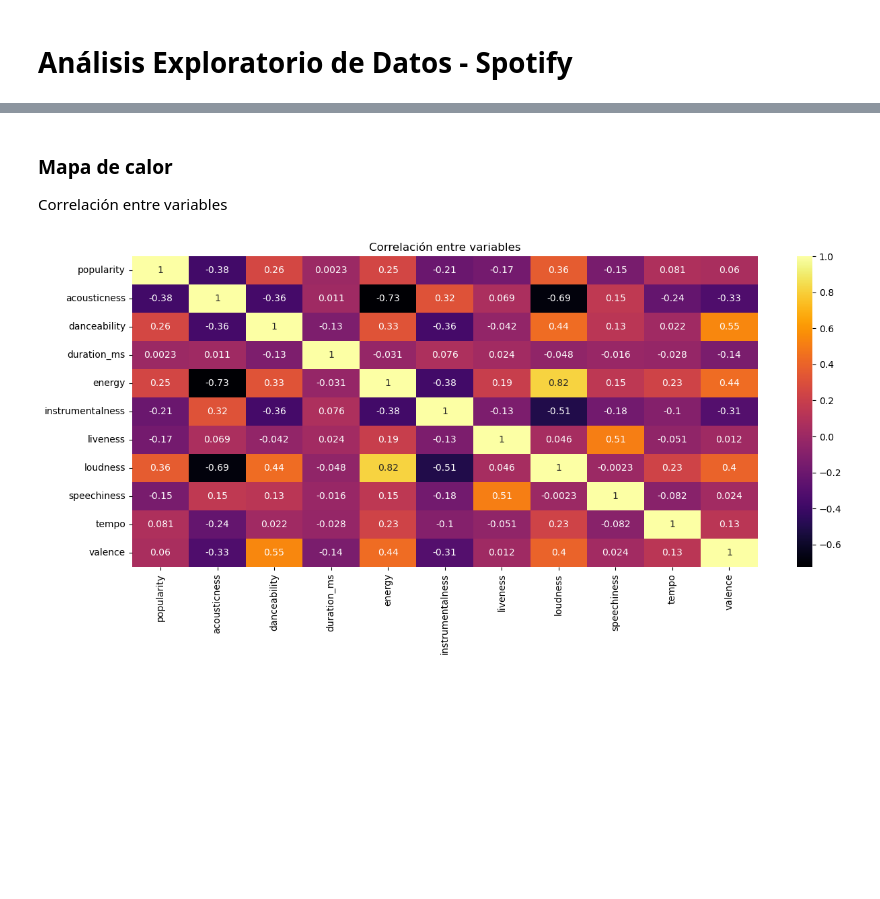
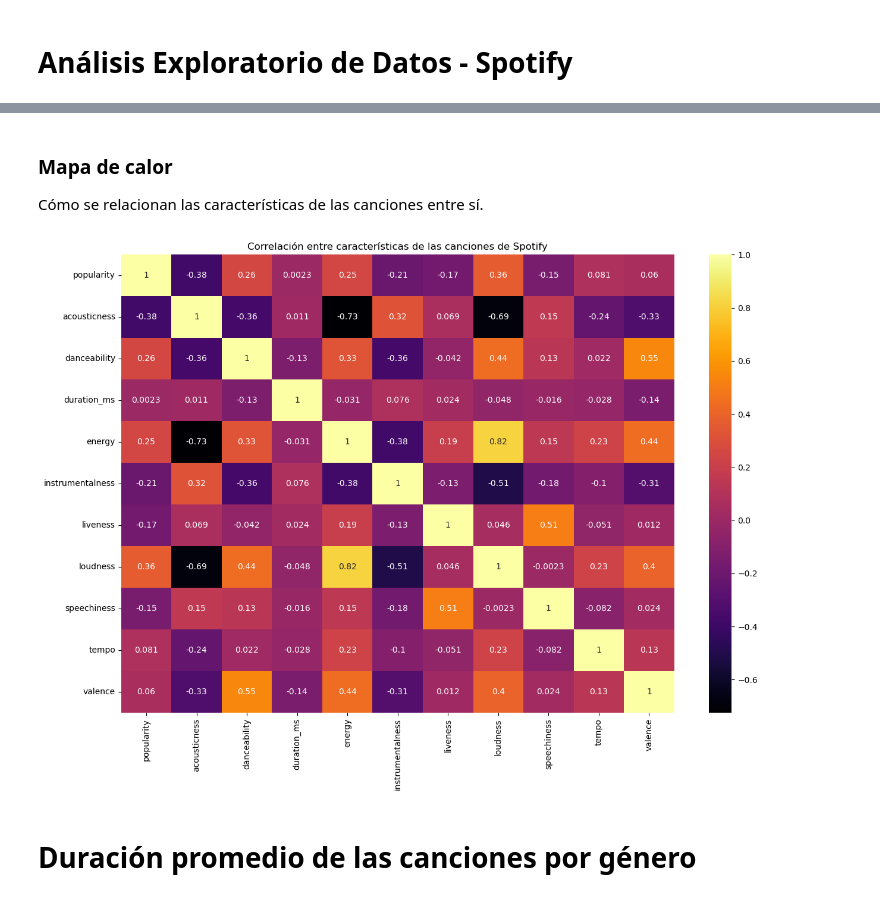
Before and after one commit to martinmalandra/spotify-db, a Jupyter notebook: spotify_EDA.ipynb, the cells around one changed output, grey strips where cells are left out. Saved outputs shown, nothing was run; the diff lists cells and outputs as text; code cells hidden in the pictures; blank space fills up the shorter version.

```diff
--- a/spotify_EDA.ipynb
+++ b/spotify_EDA.ipynb
@@ -26,11 +112,13 @@ df.sort_values('danceability', ascending=False).head(20)
 # %% [markdown]
 ### Mapa de calor
 
-Correlación entre variables
+Cómo se relacionan las características de las canciones entre sí.
 # %%
-plt.figure(figsize=(15,6))
-plt.title("Correlación entre variables")
+plt.figure(figsize=(15,10))
+plt.title("Correlación entre características de las canciones de Spotify")
 sns.heatmap(df.corr(), annot=True, cmap='inferno')
 plt.show()
 # %% [output]
-[figure, old version]
+[figure, new version]
+# %% [markdown]
+# Duración promedio de las canciones por género
```
Also changed, not shown: parts of 18 cells of this notebook.
